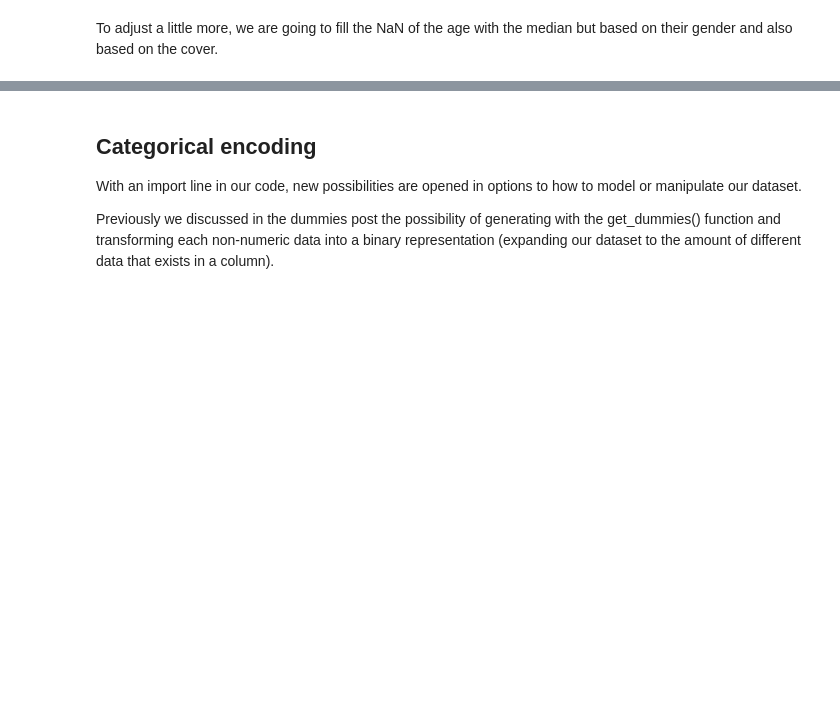
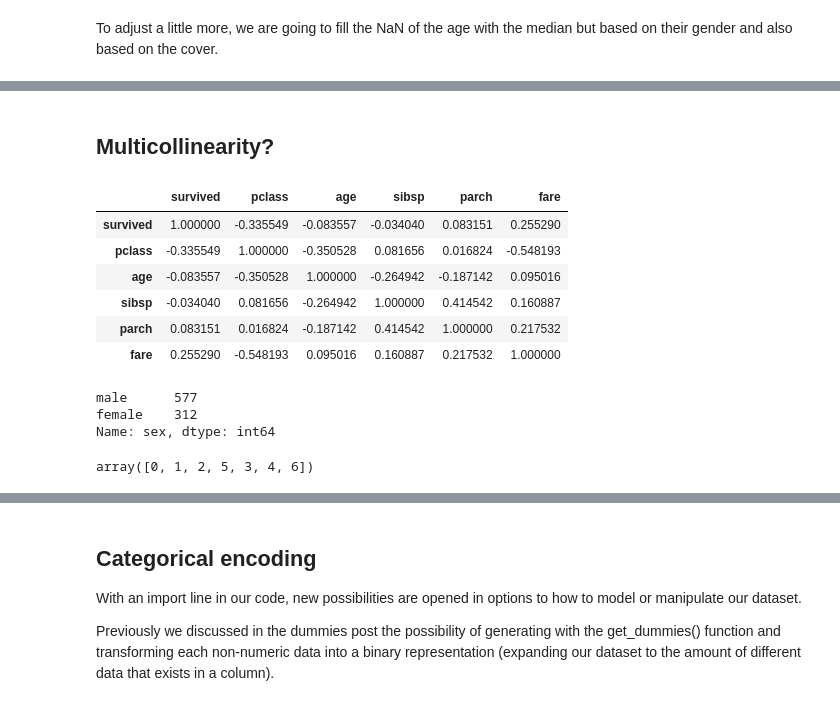
Before and after one commit to VeniceHartwell/lectures, a Jupyter notebook: week-7/03-Feature_engineering.ipynb, the cells around one changed output, grey strips where cells are left out. Drawn from its saved outputs; the diff is of its cells as text; code cells hidden in the pictures; blank space fills up the shorter version.

```diff
--- a/week-7/03-Feature_engineering.ipynb
+++ b/week-7/03-Feature_engineering.ipynb
@@ -381,0 +417,2 @@ dtype: int64
+# %%
+data.dropna(inplace=True)
@@ -381,0 +442,2 @@ dtype: int64
+# %% [markdown]
+## Multicollinearity?
@@ -381,0 +446,20 @@ dtype: int64
+# %%
+data.corr()
+# %% [output]
+|  | survived | pclass | age | sibsp | parch | fare |
+| survived | 1.000000 | -0.335549 | -0.083557 | -0.034040 | 0.083151 | 0.255290 |
+| pclass | -0.335549 | 1.000000 | -0.350528 | 0.081656 | 0.016824 | -0.548193 |
+| age | -0.083557 | -0.350528 | 1.000000 | -0.264942 | -0.187142 | 0.095016 |
+| sibsp | -0.034040 | 0.081656 | -0.264942 | 1.000000 | 0.414542 | 0.160887 |
+| parch | 0.083151 | 0.016824 | -0.187142 | 0.414542 | 1.000000 | 0.217532 |
+| fare | 0.255290 | -0.548193 | 0.095016 | 0.160887 | 0.217532 | 1.000000 |
+# %%
+data.sex.value_counts()
+# %% [output]
+male      577
+female    312
+Name: sex, dtype: int64
+# %%
+data.parch.unique()
+# %% [output]
+array([0, 1, 2, 5, 3, 4, 6])
```
Also changed, not shown: parts of 104 cells of this notebook.
